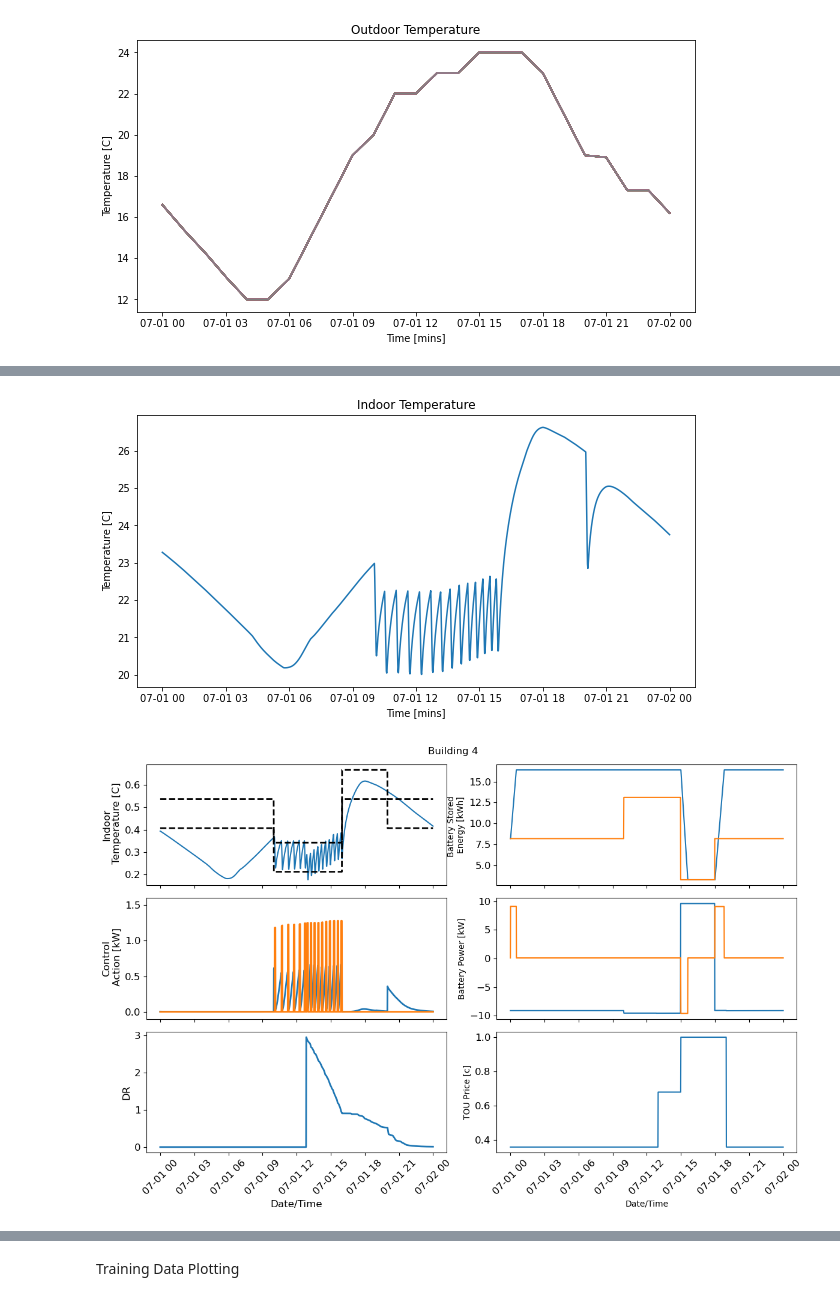
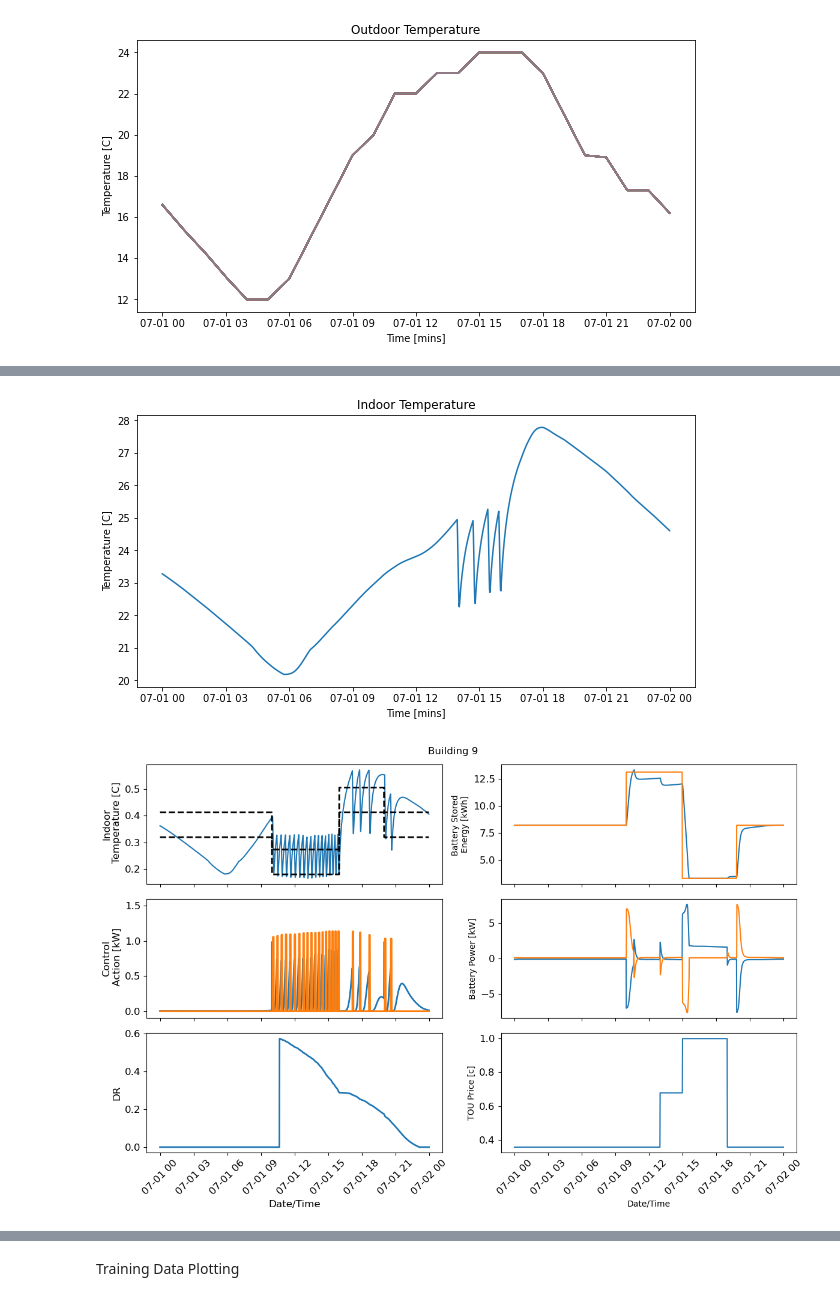
Before and after one commit to PIC-Lab/community_energy_control, a Jupyter notebook: community_sim/plotting.ipynb, the cells around one changed output, grey strips where cells are left out. Saved outputs shown, nothing was run; the diff lists cells and outputs as text; code cells hidden in the pictures.

```diff
--- a/community_sim/plotting.ipynb
+++ b/community_sim/plotting.ipynb
@@ -10,7 +10,8 @@ from opendss_wrapper import OpenDSS
 # %% [markdown]
 Last Run Plotting
 # %%
-resultsDir = 'results/batFunctional/'
+compResultsDir = 'results/batFunctional/'
+resultsDir = 'results/'
 # %%
 buildingList = [str(i) for i in range(1,29)]
 with open('simParams.json') as fp:
@@ -288,13 +329,13 @@ plt.xlabel('Time [mins]')
 plt.plot(df_list['12']["living space Air Temperature"])
 fig.patch.set_facecolor('white')
 # %% [output]
-[figure, old version]
+[figure, new version]
 # %%
 fig, ax = plt.subplots(3,2,figsize=(12,8), dpi=100)
 lw = 2
 fs = 12
 # for i in buildingList:
-i = '4'
+i = '9'
 # ax[0,0].plot(df_list[i]['living space Air Temperature'], label='True temp')
 ax[0,0].plot(control_list[i]['Predicted Temperature'], label='Pred temp')
 ax[0,0].plot(control_list[i]['Ymax'], '--', linewidth=lw, c='k')
@@ -311,31 +352,31 @@ ax[1,0].set_xticklabels([])
 ax[1,0].set_ylim(-0.1,1.6)
 
 ax[2,0].plot(control_list[i]['dr'], linewidth=lw)
 ax[2,0].set_ylabel('DR', fontsize=fs)
 ax[2,0].set_xlabel('Date/Time', fontsize=fs)
 ax[2,0].tick_params(labelsize=fs)
 ax[2,0].tick_params(axis='x', labelrotation=45)
 
 ax[0,1].plot(control_list[i]['stored'], label='Stored')
 ax[0,1].plot(control_list[i]['bat_ref'], label='ref')
 ax[0,1].set_ylabel('Battery Stored \nEnergy [kWh]')
 ax[0,1].tick_params(labelsize=fs)
 ax[0,1].set_xticklabels([])
 
 ax[1,1].plot(control_list[i]['u_bat']*-1, label='cntrl')
 ax[1,1].plot(control_list[i].index, dispatch_df['Storage.battery'+i], label='dss')
 ax[1,1].set_ylabel('Battery Power [kW]')
 ax[1,1].tick_params(labelsize=fs)
 ax[1,1].set_xticklabels([])
 
 ax[2,1].plot(control_list[i]['cost'])
 ax[2,1].set_ylabel('TOU Price [c]')
 ax[2,1].set_xlabel('Date/Time')
 ax[2,1].tick_params(labelsize=fs)
 ax[2,1].tick_params(axis='x', labelrotation=45)
 
 fig.suptitle(f'Building {i}')
 fig.patch.set_facecolor('white')
 plt.tight_layout()
 # %% [output]
-[figure, old version]
+[figure, new version]
```
Also changed, not shown: parts of 23 cells of this notebook, 10 other files.
